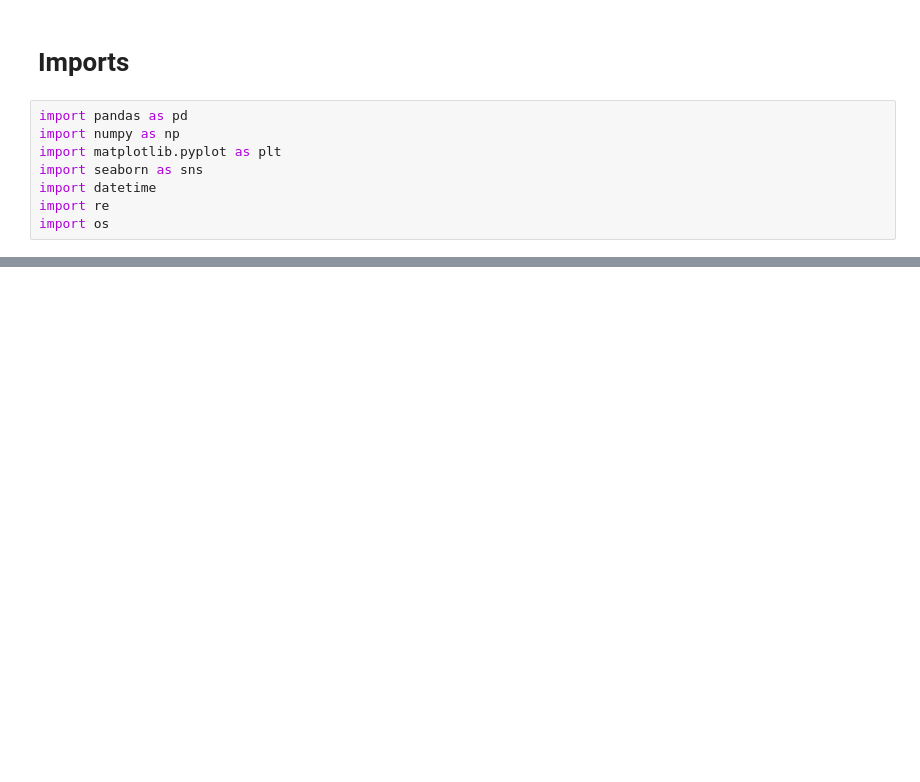
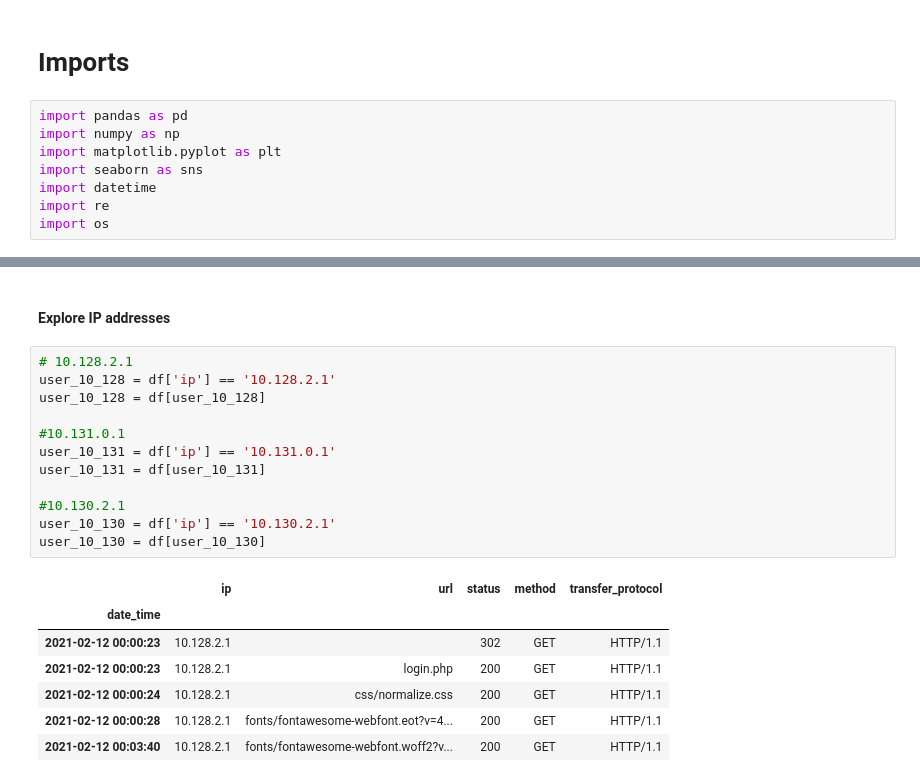
Before and after one commit to CSolitaire/web_traffic_project, a Jupyter notebook: web_scrapper_project.ipynb, the cells around one changed output, grey strips where cells are left out. Drawn from its saved outputs; the diff is of its cells as text; blank space fills up the shorter version.

```diff
--- a/web_scrapper_project.ipynb
+++ b/web_scrapper_project.ipynb
@@ -45,0 +101,22 @@ memory usage: 500.3+ KB
+# %% [markdown]
+#### Explore IP addresses
+# %%
+# 10.128.2.1
+user_10_128 = df['ip'] == '10.128.2.1'
+user_10_128 = df[user_10_128]
+
+#10.131.0.1
+user_10_131 = df['ip'] == '10.131.0.1'
+user_10_131 = df[user_10_131]
+
+#10.130.2.1
+user_10_130 = df['ip'] == '10.130.2.1'
+user_10_130 = df[user_10_130]
+# %% [output]
+|  | ip | url | status | method | transfer_protocol |
+| date_time |  |  |  |  |  |
+| 2021-02-12 00:00:23 | 10.128.2.1 |  | 302 | GET | HTTP/1.1 |
+| 2021-02-12 00:00:23 | 10.128.2.1 | login.php | 200 | GET | HTTP/1.1 |
+| 2021-02-12 00:00:24 | 10.128.2.1 | css/normalize.css | 200 | GET | HTTP/1.1 |
+| 2021-02-12 00:00:28 | 10.128.2.1 | fonts/fontawesome-webfont.eot?v=4... | 200 | GET | HTTP/1.1 |
+| 2021-02-12 00:03:40 | 10.128.2.1 | fonts/fontawesome-webfont.woff2?v... | 200 | GET | HTTP/1.1 |
```
Also changed, not shown: parts of 14 cells of this notebook.
